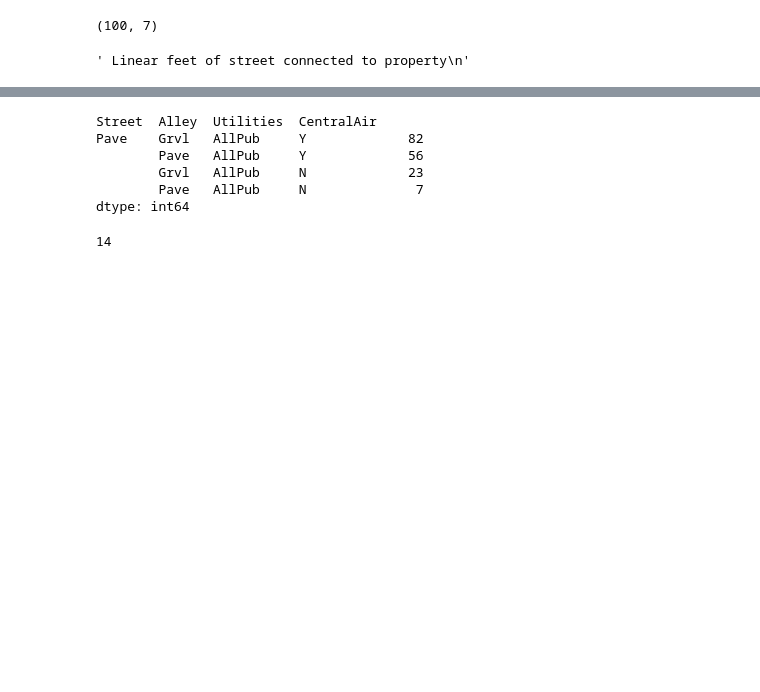
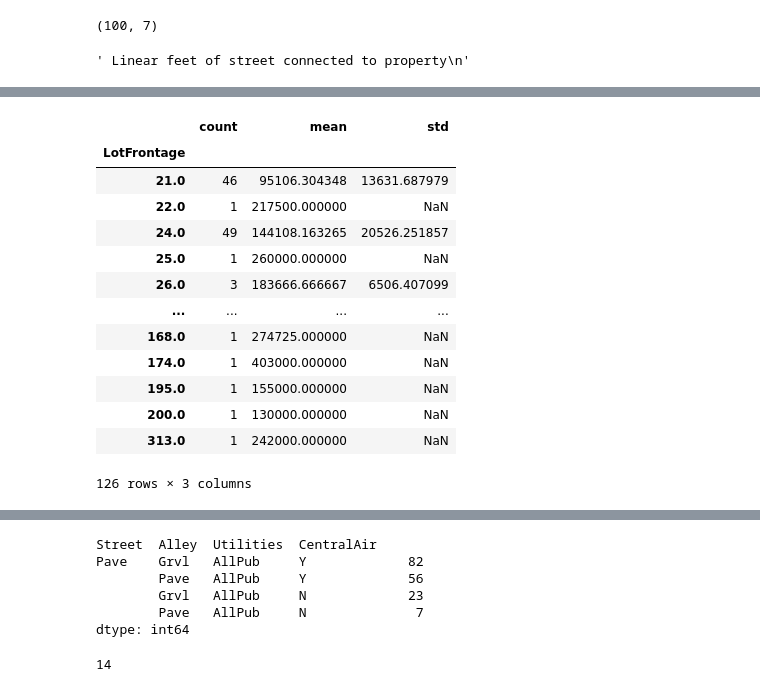
Before and after one commit to hzeig/ames-housing-predictions, a Jupyter notebook: HADAR/Cleaning.ipynb, the cells around one changed output, grey strips where cells are left out. Cells and saved outputs as stored; diff of their text form; code cells hidden in the pictures; blank space fills up the shorter version.

```diff
--- a/HADAR/Cleaning.ipynb
+++ b/HADAR/Cleaning.ipynb
@@ -129,0 +61,10 @@ dtype: int64
+# %%
+hp_dict['MiscFeature']                                                           # drop
+housePrice.groupby('MiscFeature')['SalePrice'].agg(['mean', 'std', 'count'])
+housePrice = housePrice.drop('MiscFeature', axis = 1)
+# %%
+hp_dict['Alley']
+# housePrice.Alley.unique()
+housePrice.Alley.value_counts()
+housePrice.Alley = housePrice.Alley.fillna('none')
+housePrice.groupby('Alley')['SalePrice'].agg(['count','mean','std'])
@@ -129,0 +77,8 @@ dtype: int64
+# %%
+hp_dict['Fence']
+# Good Privacy - GdPr
+# Good Wood - GdWo
+# Minimum Privacy - MnPr
+# Minimum Wood - MnWw
+housePrice.Fence = housePrice.Fence.fillna('none')
+housePrice.groupby('Fence')['SalePrice'].agg(['count','mean','std'])
@@ -129,0 +93,4 @@ dtype: int64
+# %%
+hp_dict['FireplaceQu']
+housePrice.FireplaceQu = housePrice.FireplaceQu.fillna('none')
+housePrice.groupby('FireplaceQu')['SalePrice'].agg(['count','mean','std'])
@@ -129,0 +106,20 @@ dtype: int64
+# %%
+hp_dict['LotFrontage']                                 # simple regression to check r^2 and p-value
+housePrice.LotFrontage.unique()                        # to see if NaN is worth assigning
+housePrice.loc[housePrice.LotFrontage == 31]
+housePrice.groupby('LotFrontage')['SalePrice'].agg(['count','mean','std'])
+# %% [output]
+|  | count | mean | std |
+| LotFrontage |  |  |  |
+| 21.0 | 46 | 95106.304348 | 13631.687979 |
+| 22.0 | 1 | 217500.000000 | NaN |
+| 24.0 | 49 | 144108.163265 | 20526.251857 |
+| 25.0 | 1 | 260000.000000 | NaN |
+| 26.0 | 3 | 183666.666667 | 6506.407099 |
+| ... | ... | ... | ... |
+| 168.0 | 1 | 274725.000000 | NaN |
+| 174.0 | 1 | 403000.000000 | NaN |
+| 195.0 | 1 | 155000.000000 | NaN |
+| 200.0 | 1 | 130000.000000 | NaN |
+| 313.0 | 1 | 242000.000000 | NaN |
+126 rows × 3 columns
```
Also changed, not shown: parts of 26 cells of this notebook.
